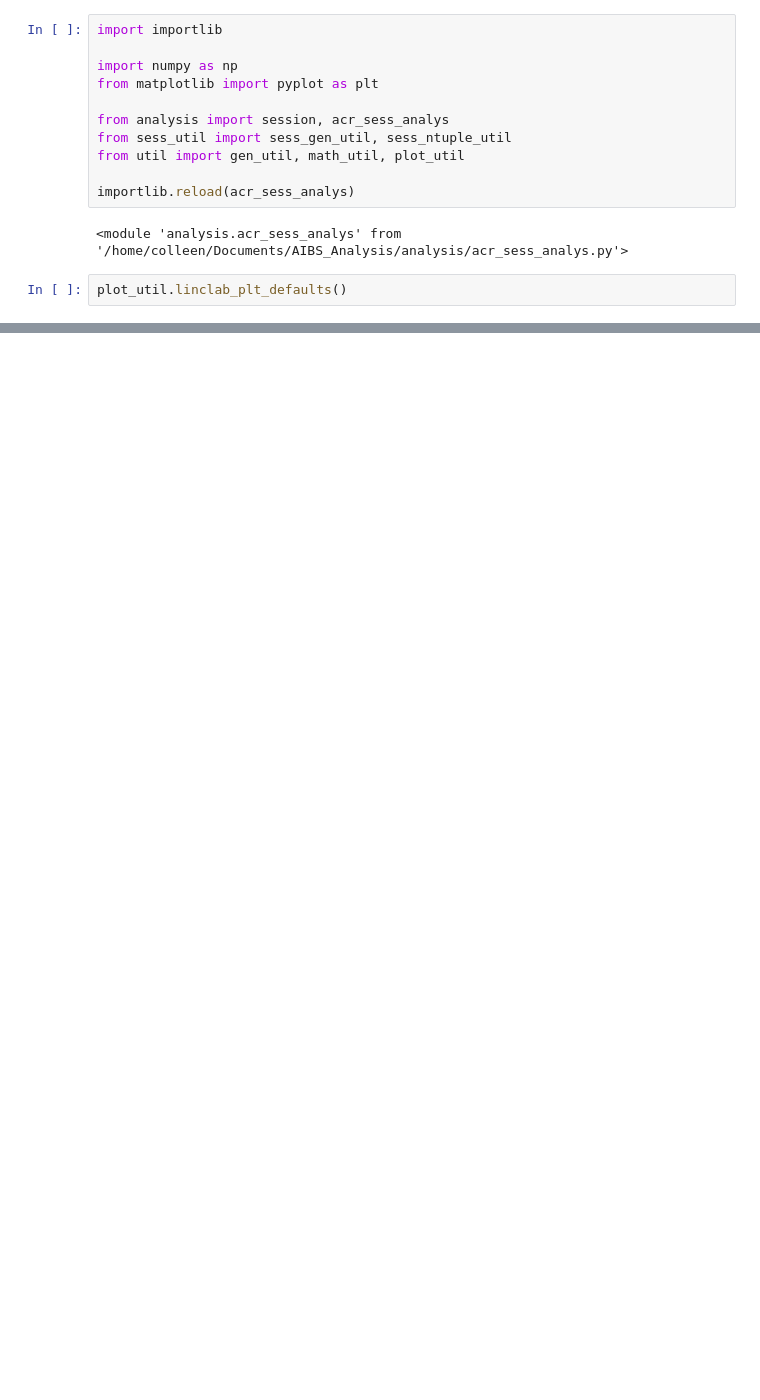
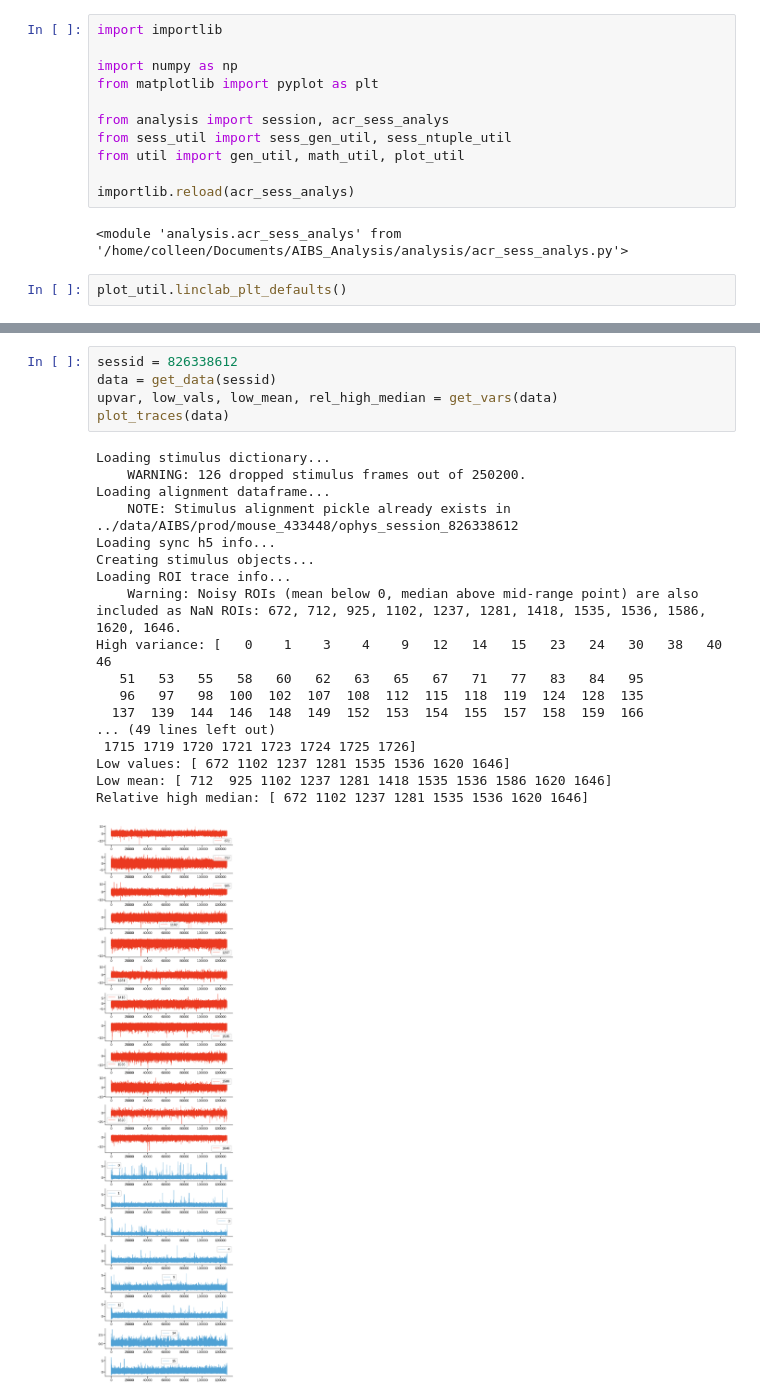
Before and after one commit to colleenjg/OpenScope_CA_Analysis, a Jupyter notebook: dev_notebook.ipynb, the cells around one changed output, grey strips where cells are left out. Drawn from its saved outputs; the diff is of its cells as text; blank space fills up the shorter version.

```diff
--- a/dev_notebook.ipynb
+++ b/dev_notebook.ipynb
@@ -62,0 +69,24 @@ _ = ax.errorbar(range(diff_data.shape[1]), np.mean(diff_data, axis=0),
+# %%
+sessid = 826338612
+data = get_data(sessid)
+upvar, low_vals, low_mean, rel_high_median = get_vars(data)
+plot_traces(data)
+# %% [output]
+Loading stimulus dictionary...
+    WARNING: 126 dropped stimulus frames out of 250200.
+Loading alignment dataframe...
+    NOTE: Stimulus alignment pickle already exists in ../data/AIBS/prod/mouse_433448/ophys_session_826338612
+Loading sync h5 info...
+Creating stimulus objects...
+Loading ROI trace info...
+    Warning: Noisy ROIs (mean below 0, median above mid-range point) are also included as NaN ROIs: 672, 712, 925, 1102, 1237, 1281, 1418, 1535, 1536, 1586, 1620, 1646.
+High variance: [   0    1    3    4    9   12   14   15   23   24   30   38   40   46
+   51   53   55   58   60   62   63   65   67   71   77   83   84   95
+   96   97   98  100  102  107  108  112  115  118  119  124  128  135
+  137  139  144  146  148  149  152  153  154  155  157  158  159  166
+... (49 lines left out)
+ 1715 1719 1720 1721 1723 1724 1725 1726]
+Low values: [ 672 1102 1237 1281 1535 1536 1620 1646]
+Low mean: [ 712  925 1102 1237 1281 1418 1535 1536 1586 1620 1646]
+Relative high median: [ 672 1102 1237 1281 1535 1536 1620 1646]
+[figure, added]
```
Also changed, not shown: parts of 10 cells of this notebook, 14 other files.
